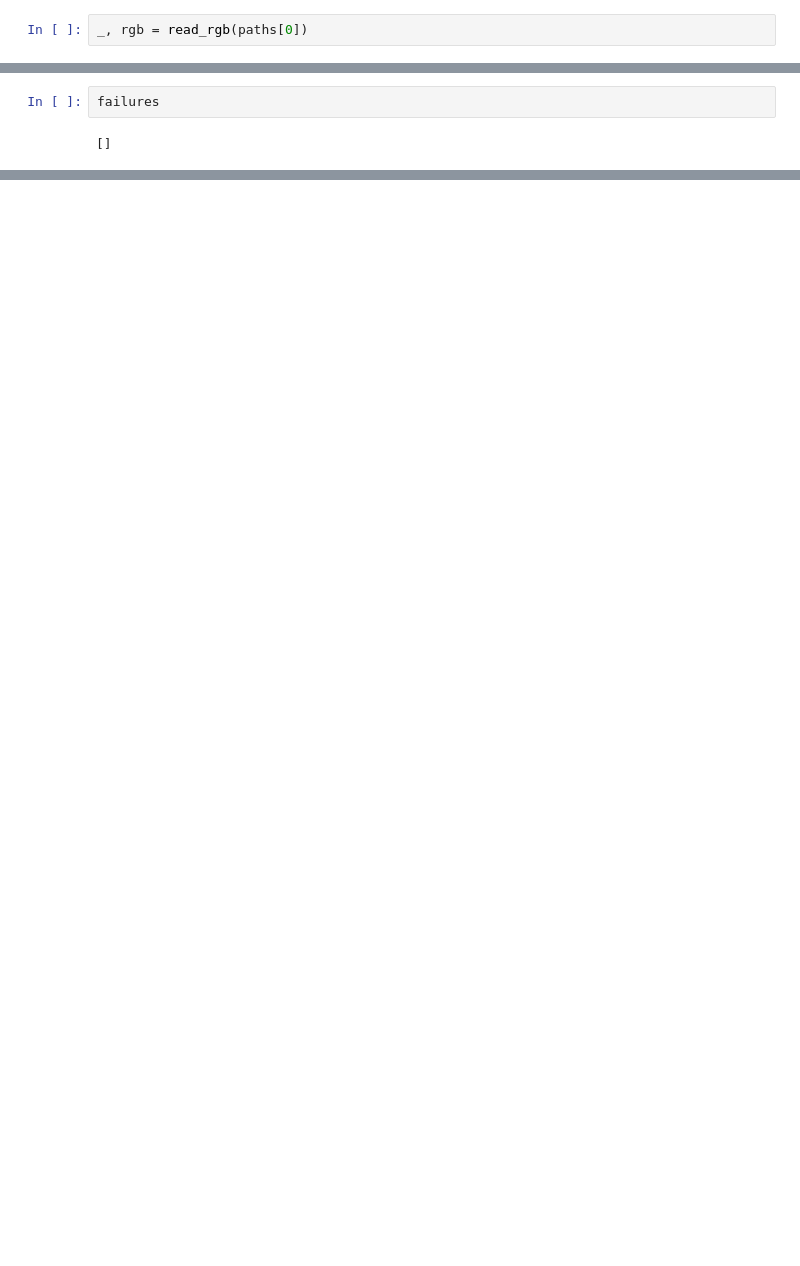
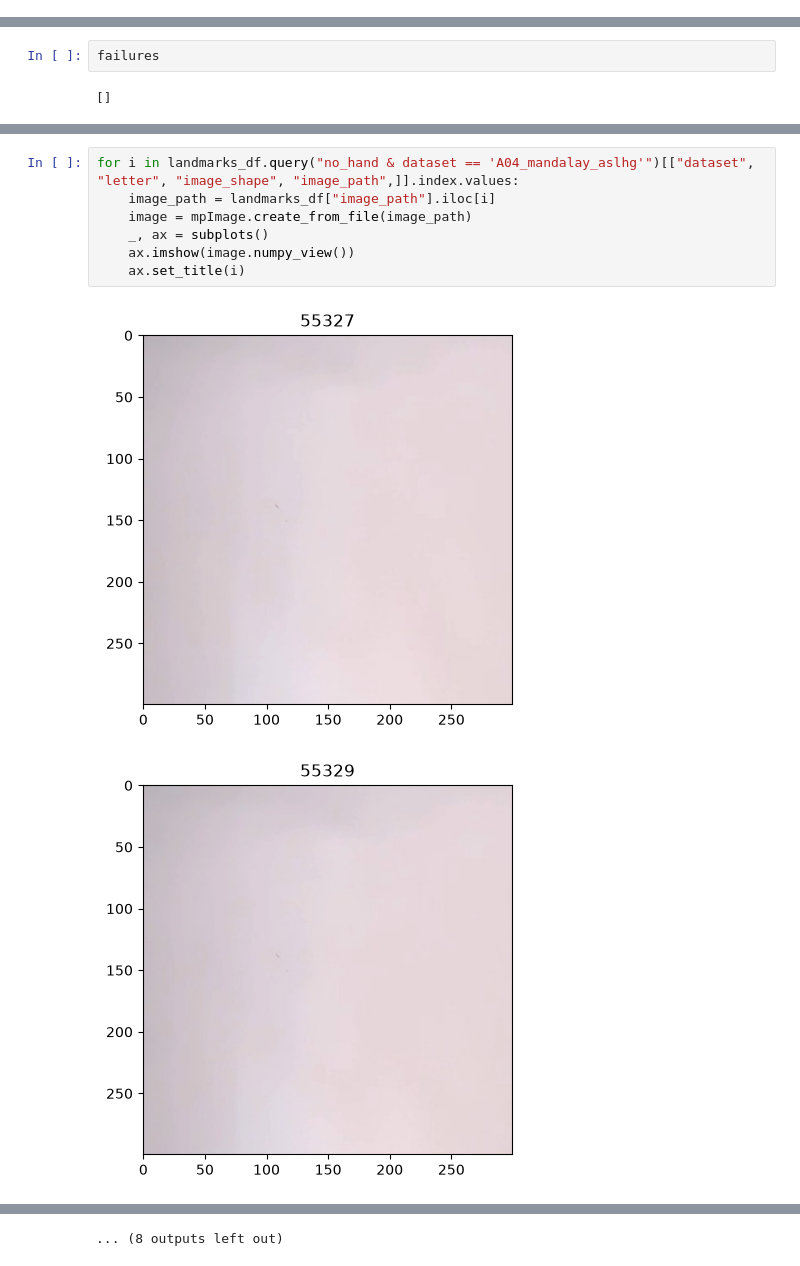
Before and after one commit to notFonz/HandSpell, a Jupyter notebook: notebooks/dpessoa_mediapipe.ipynb, the cells around one changed output, grey strips where cells are left out. Cells and saved outputs as stored; diff of their text form; blank space fills up the shorter version.

```diff
--- a/notebooks/dpessoa_mediapipe.ipynb
+++ b/notebooks/dpessoa_mediapipe.ipynb
@@ -50,5 +50,3 @@ array([ 0,  0,  0, ..., 23, 23, 23], shape=(138199,))
-# %%
-_, rgb = read_rgb(paths[0])
 # %%
 type(landmarker)
 # %% [output]
@@ -188,0 +247,10 @@ failures
+# %%
+for i in landmarks_df.query("no_hand & dataset == 'A04_mandalay_aslhg'")[["dataset", "letter", "image_shape", "image_path",]].index.values:
+    image_path = landmarks_df["image_path"].iloc[i]
+    image = mpImage.create_from_file(image_path)
+    _, ax = subplots()
+    ax.imshow(image.numpy_view())
+    ax.set_title(i)
+# %% [output]
+[figure, added]
+[figure, added]
@@ -188,0 +267 @@ failures
+... (8 outputs left out)
```
Also changed, not shown: parts of 51 cells of this notebook, 6 other files.
